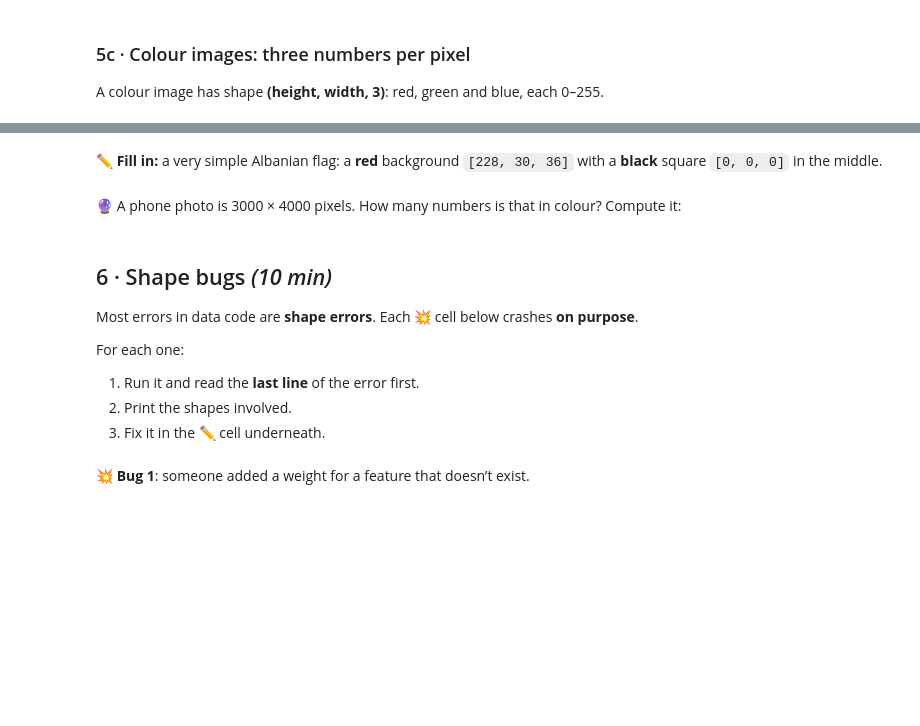
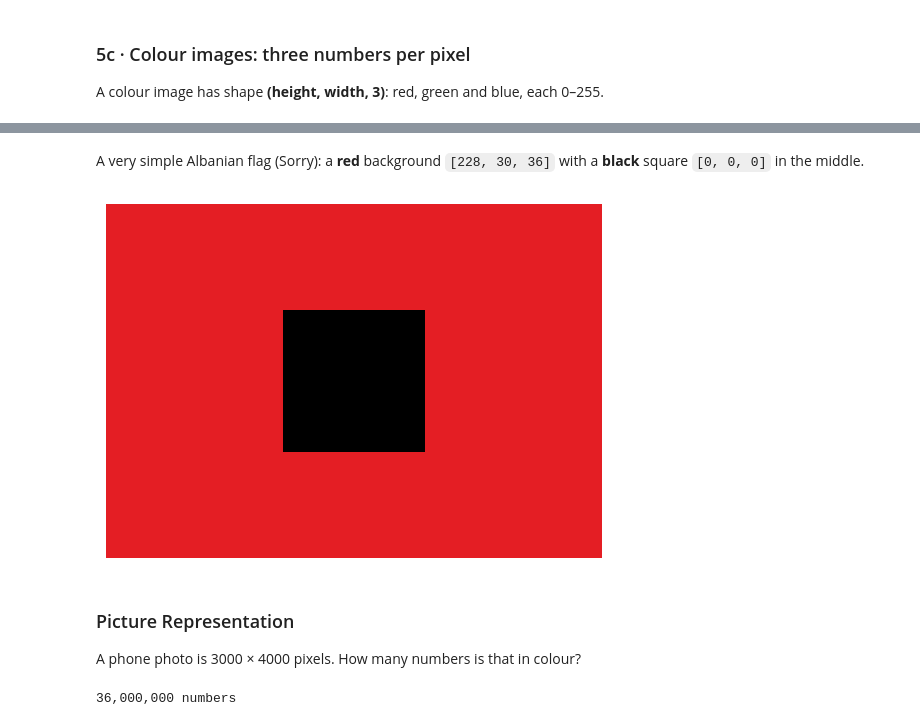
Before and after one commit to ilirsheraj/UMT-Classes, a Jupyter notebook: IntroAI/Week_04_Data/Week4_NumPy_Seminar.ipynb, the cells around one changed output, grey strips where cells are left out. Saved outputs shown, nothing was run; the diff lists cells and outputs as text; code cells hidden in the pictures; blank space fills up the shorter version.

```diff
--- a/IntroAI/Week_04_Data/Week4_NumPy_Seminar.ipynb
+++ b/IntroAI/Week_04_Data/Week4_NumPy_Seminar.ipynb
@@ -588,28 +619,21 @@ plt.show()
 # %% [markdown]
-✏️ **Fill in:** a very simple Albanian flag: a **red** background `[228, 30, 36]` with a **black** square `[0, 0, 0]` in the middle.
+A very simple Albanian flag (Sorry): a **red** background `[228, 30, 36]` with a **black** square `[0, 0, 0]` in the middle.
 # %%
 flag = np.zeros((10, 14, 3), dtype=np.uint8)
-flag[:, :] = ____
-flag[3:7, 5:9] = ____
+flag[:, :] = [228, 30, 36]
+flag[3:7, 5:9] = [0, 0, 0]
 
 plt.imshow(flag)
 plt.axis("off")
 plt.show()
-check(list(flag[0, 0]) == [228, 30, 36] and flag[5, 7].sum() == 0)
+# %% [output]
+[figure, added]
 # %% [markdown]
-🔮 A phone photo is 3000 × 4000 pixels. How many numbers is that in colour? Compute it:
+### Picture Representation
+
+A phone photo is 3000 × 4000 pixels. How many numbers is that in colour?
 # %%
-numbers_in_photo = ____
+numbers_in_photo = 3_000 * 4_000 * 3
 print(f"{numbers_in_photo:,} numbers")
-check(numbers_in_photo == 36_000_000)
+# %% [output]
+36,000,000 numbers
-# %% [markdown]
-## 6 · Shape bugs  *(10 min)*
-
-Most errors in data code are **shape errors**. Each 💥 cell below crashes **on purpose**.
-
-For each one:
-1. Run it and read the **last line** of the error first.
-2. Print the shapes involved.
-3. Fix it in the ✏️ cell underneath.
-# %% [markdown]
-💥 **Bug 1**: someone added a weight for a feature that doesn’t exist.
```
Also changed, not shown: parts of 30 cells of this notebook.
